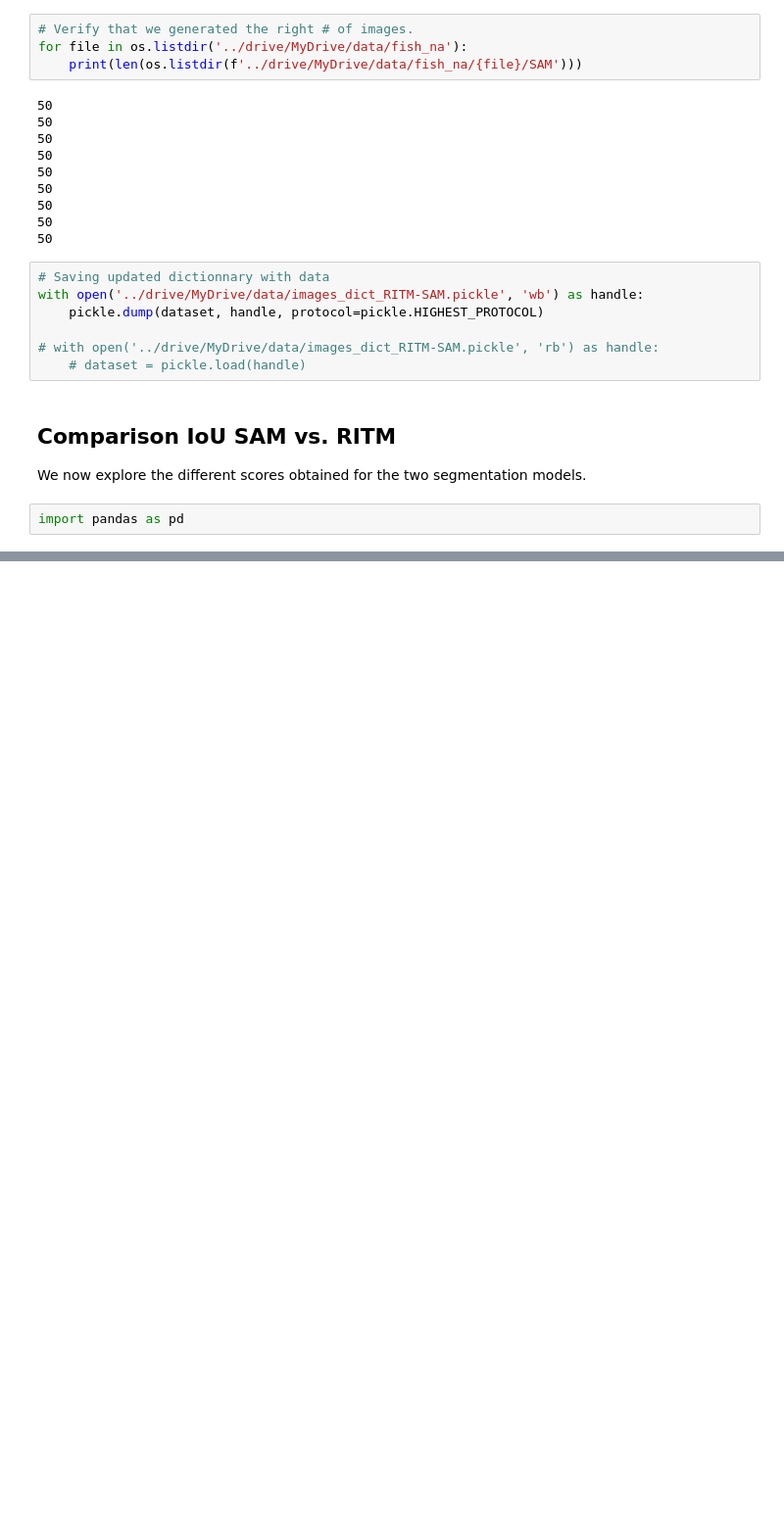
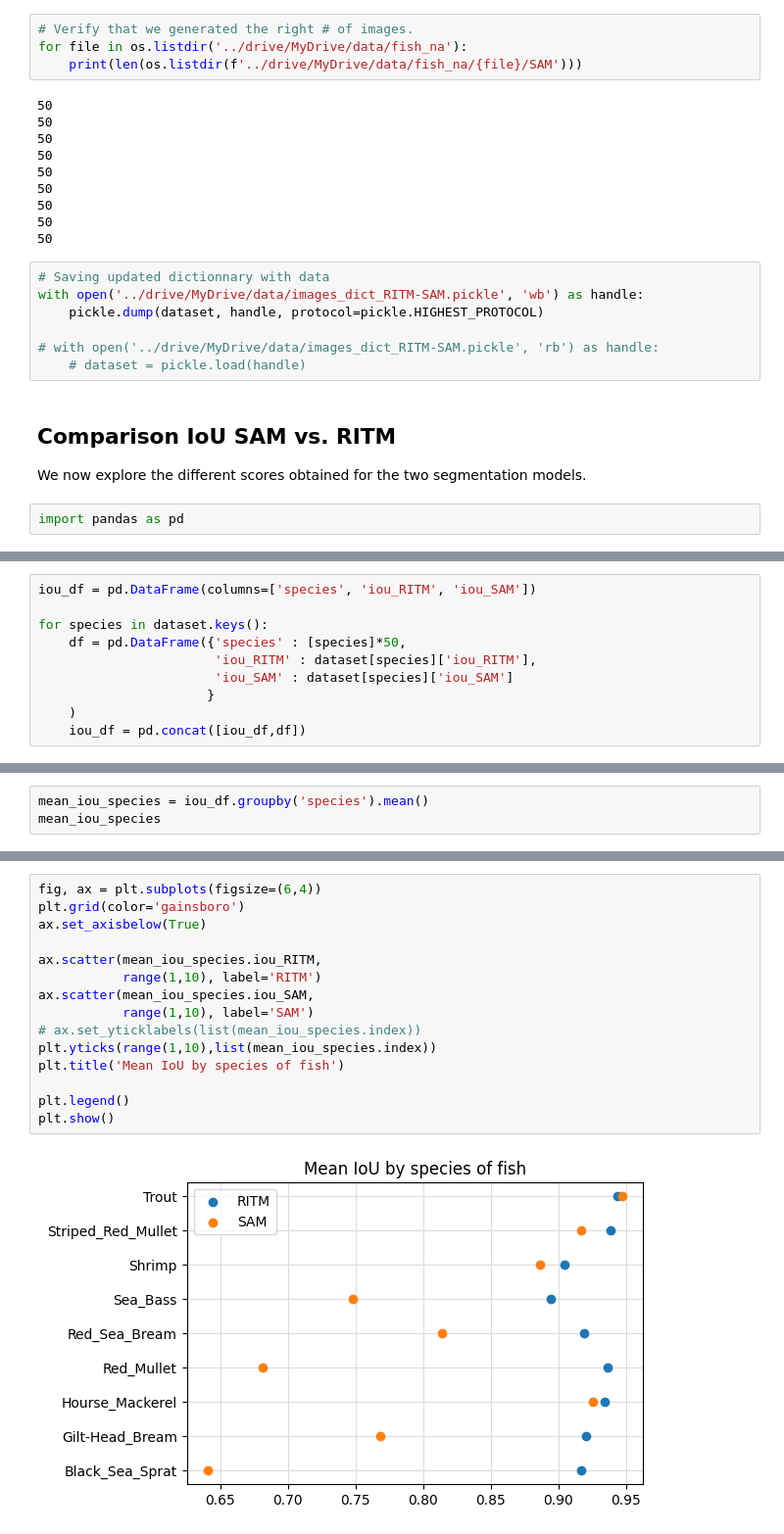
Before and after one commit to ana-bernal/P7_preuve-concept, a Jupyter notebook: 01_exploration.ipynb, the cells around one changed output, grey strips where cells are left out. Shown at 98% size. Drawn from its saved outputs; the diff is of its cells as text; blank space fills up the shorter version.

Commit message:
Plot comparison iou per species of fish

```diff
--- a/01_exploration.ipynb
+++ b/01_exploration.ipynb
@@ -509,0 +522,10 @@ import pandas as pd
+# %%
+iou_df = pd.DataFrame(columns=['species', 'iou_RITM', 'iou_SAM'])
+
+for species in dataset.keys():
+    df = pd.DataFrame({'species' : [species]*50,
+                       'iou_RITM' : dataset[species]['iou_RITM'],
+                       'iou_SAM' : dataset[species]['iou_SAM']
+                      }
+    )
+    iou_df = pd.concat([iou_df,df])
@@ -509,0 +557,3 @@ import pandas as pd
+# %%
+mean_iou_species = iou_df.groupby('species').mean()
+mean_iou_species
@@ -509,0 +584,17 @@ import pandas as pd
+# %%
+fig, ax = plt.subplots(figsize=(6,4))
+plt.grid(color='gainsboro')
+ax.set_axisbelow(True)
+
+ax.scatter(mean_iou_species.iou_RITM,
+           range(1,10), label='RITM')
+ax.scatter(mean_iou_species.iou_SAM,
+           range(1,10), label='SAM')
+# ax.set_yticklabels(list(mean_iou_species.index))
+plt.yticks(range(1,10),list(mean_iou_species.index))
+plt.title('Mean IoU by species of fish')
+
+plt.legend()
+plt.show()
+# %% [output]
+[figure, added]
```
Also changed, not shown: parts of 7 cells of this notebook.
